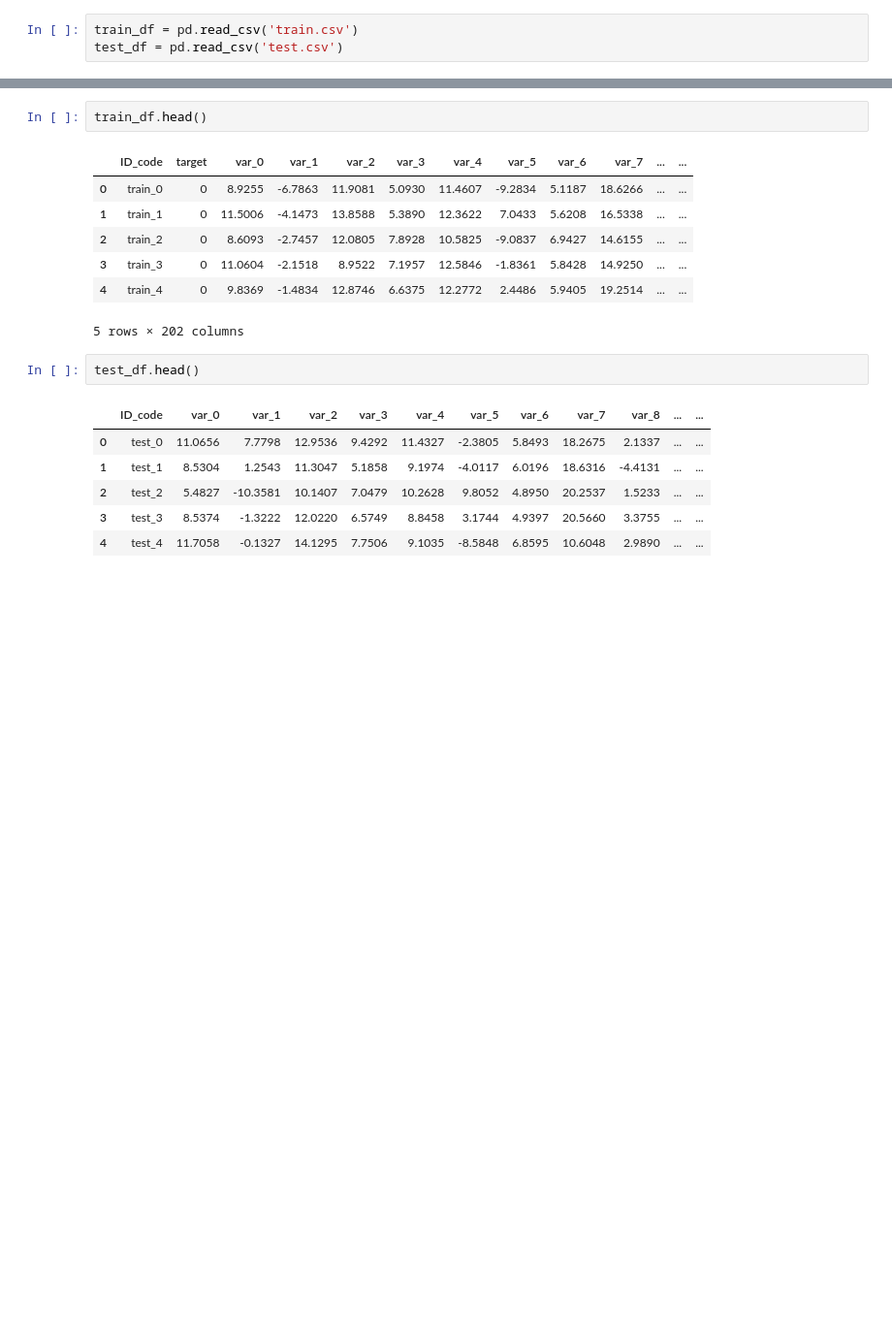
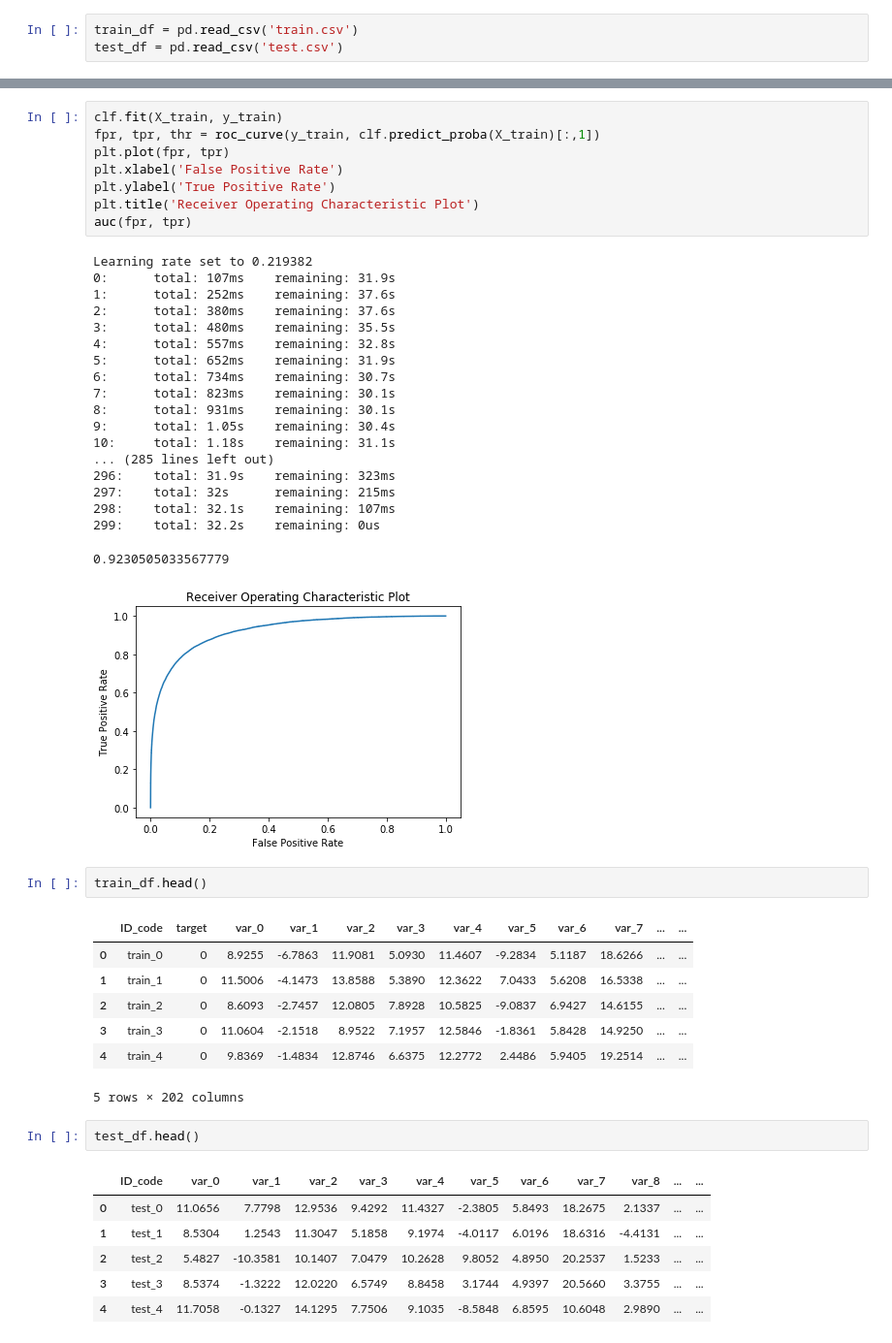
Before and after one commit to millengustavo/santander_ctp_kaggle, a Jupyter notebook: santander_kaggle.ipynb, the cells around one changed output, grey strips where cells are left out. Shown at 97% size. Saved outputs shown, nothing was run; the diff lists cells and outputs as text; blank space fills up the shorter version.

Commit message:
catboost learning

```diff
--- a/santander_kaggle.ipynb
+++ b/santander_kaggle.ipynb
@@ -33,3 +55,31 @@ test_df = pd.read_csv('test.csv')
+# %%
+clf.fit(X_train, y_train)
+fpr, tpr, thr = roc_curve(y_train, clf.predict_proba(X_train)[:,1])
+plt.plot(fpr, tpr)
+plt.xlabel('False Positive Rate')
+plt.ylabel('True Positive Rate')
+plt.title('Receiver Operating Characteristic Plot')
+auc(fpr, tpr)
+# %% [output]
+Learning rate set to 0.219382
+0:      total: 107ms    remaining: 31.9s
+1:      total: 252ms    remaining: 37.6s
+2:      total: 380ms    remaining: 37.6s
+3:      total: 480ms    remaining: 35.5s
+4:      total: 557ms    remaining: 32.8s
+5:      total: 652ms    remaining: 31.9s
+6:      total: 734ms    remaining: 30.7s
+7:      total: 823ms    remaining: 30.1s
+8:      total: 931ms    remaining: 30.1s
+9:      total: 1.05s    remaining: 30.4s
+10:     total: 1.18s    remaining: 31.1s
+... (285 lines left out)
+296:    total: 31.9s    remaining: 323ms
+297:    total: 32s      remaining: 215ms
+298:    total: 32.1s    remaining: 107ms
+299:    total: 32.2s    remaining: 0us
+0.9230505033567779
+[figure, added]
 # %%
 train_df.head()
 # %% [output]
```
Also changed, not shown: parts of 17 cells of this notebook.
